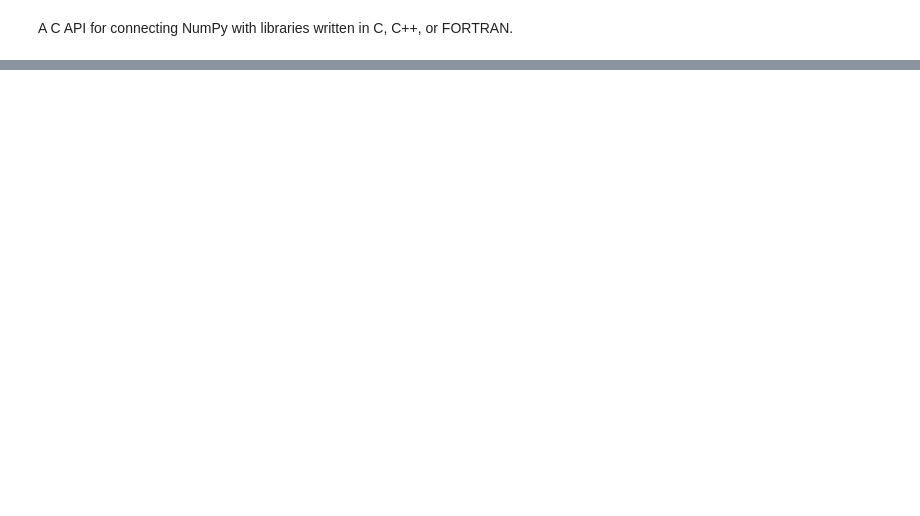
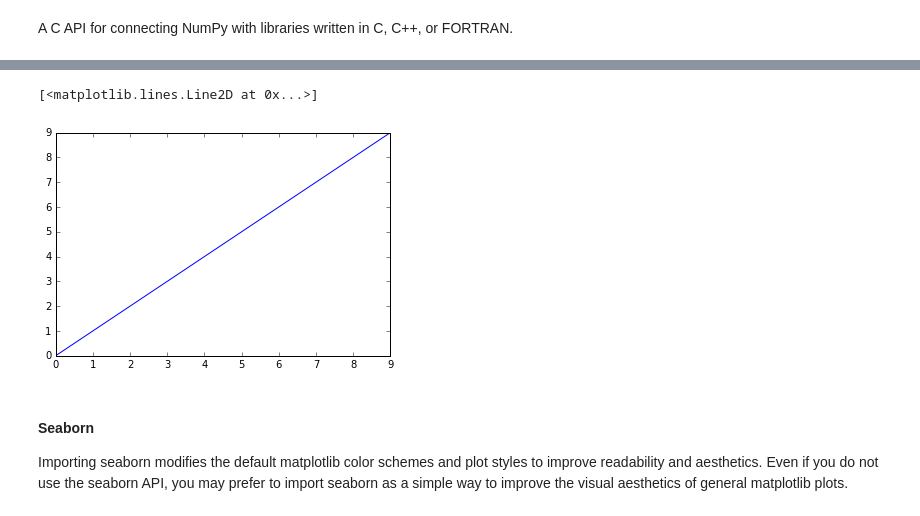
Before and after one commit to swethanarayanan/hello-world, a Jupyter notebook: Hello_Python.ipynb, the cells around one changed output, grey strips where cells are left out. Drawn from its saved outputs; the diff is of its cells as text; code cells hidden in the pictures; blank space fills up the shorter version.

```diff
--- a/Hello_Python.ipynb
+++ b/Hello_Python.ipynb
@@ -1545,0 +1882,12 @@ A C API for connecting NumPy with libraries written in C, C++, or FORTRAN.
+# %%
+plt.style.use('classic')
+# %%
+data = np.arange(10)
+# %%
+plt.plot(data)
+# %% [output]
+[<matplotlib.lines.Line2D at 0x...>]
+[figure, added]
+# %% [markdown]
+#### Seaborn
+Importing seaborn modifies the default matplotlib color schemes and plot styles to improve readability and aesthetics. Even if you do not use the seaborn API, you may prefer to import seaborn as a simple way to improve the visual aesthetics of general matplotlib plots.
```
Also changed, not shown: parts of 80 cells of this notebook.
